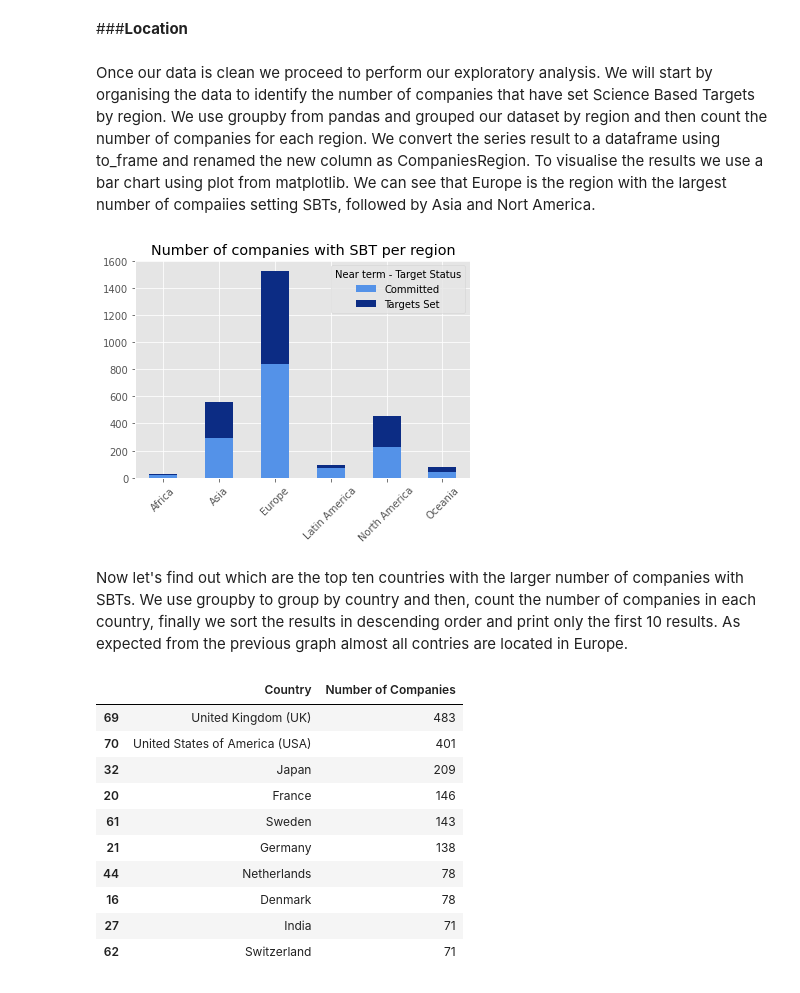
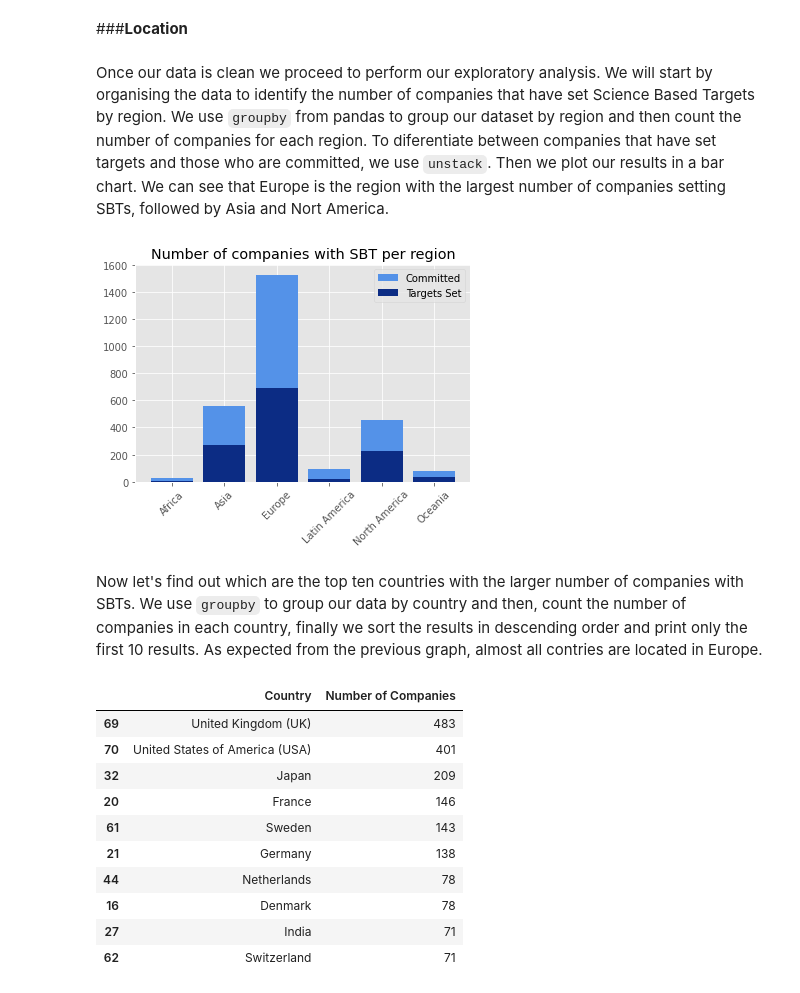
Before and after one commit to isalesp/SBTi, a Jupyter notebook: SBTi.ipynb, the cells around one changed output. Saved outputs shown, nothing was run; the diff lists cells and outputs as text; code cells hidden in the pictures.

```diff
--- a/SBTi.ipynb
+++ b/SBTi.ipynb
@@ -191,18 +192,32 @@ data.loc[data["Sector"]== "Pharmaceuticals, Biotechnology and Life Sciences", "S
 # %% [markdown]
 ###**Location**
 # %% [markdown]
-Once our data is clean we proceed to perform our exploratory analysis. We will start by organising the data to identify the number of companies that have set Science Based Targets by region. We use groupby from pandas and grouped our dataset by region and then count the number of companies for each region. We convert the series result to a dataframe using to_frame and renamed the new column as CompaniesRegion. To visualise the results we use a bar chart using plot from matplotlib.                        We can see that Europe is the region with the largest number of compaiies setting SBTs, followed by Asia and Nort America.
+Once our data is clean we proceed to perform our exploratory analysis. We will start by organising the data to identify the number of companies that have set Science Based Targets by region. We use `groupby` from pandas to group our dataset by region and then count the number of companies for each region. To diferentiate between companies that have set targets and those who are committed, we use `unstack`. Then we plot our results in a bar chart. We can see that Europe is the region with the largest number of companies setting SBTs, followed by Asia and Nort America.
-# %%
-tb1 = data.groupby(["Region", "Near term - Target Status"])["Company Name"].count().unstack()
-f1 = tb1.plot(kind = "bar", color = ["#5492E8", "#0c2c84"], stacked=True)
-plt.title("Number of companies with SBT per region")
-plt.xlabel("")
-plt.xticks(rotation= 45)
-plt.show()
-# %% [output]
-[figure, removed]
+# %%
+tb1 = data.groupby(["Region", "Near term - Target Status"])["Company Name"].count().unstack("Near term - Target Status")
+tb1 = tb1.rename_axis(None, axis = 1).reset_index()
+
+regs = tb1["Region"]
+tars = tb1["Targets Set"]
+coms = tb1["Committed"]
+
+fig, re = plt.subplots()
+
+re.bar(regs, tars, label = "Targets Set", color = "#0c2c84")
+re.bar(regs, coms, bottom = tars,label = "Committed", color = "#5492E8")
+
+re.set_title("Number of companies with SBT per region")
+re.set_ylabel("")
+re.tick_params(axis ='x', rotation=45)
+re.legend()
+h, l = re.get_legend_handles_labels()
+re.legend(h[::-1], l[::-1])
+
+plt.show()
+# %% [output]
+[figure, added]
 # %% [markdown]
-Now let's find out which are the top ten countries with the larger number of companies with SBTs. We use groupby to group by country and then, count the number of companies in each country, finally we sort the results in descending order and print only the first 10 results. As expected from the previous graph almost all contries are located in Europe.
+Now let's find out which are the top ten countries with the larger number of companies with SBTs. We use `groupby` to group our data by country and then, count the number of companies in each country, finally we sort the results in descending order and print only the first 10 results. As expected from the previous graph, almost all contries are located in Europe.
 # %%
 tb2 = data.groupby(["Country"])["Company Name"].count()
 tb2 = tb2.to_frame(name = "Number of Companies").reset_index()
```
Also changed, not shown: parts of 20 cells of this notebook.
